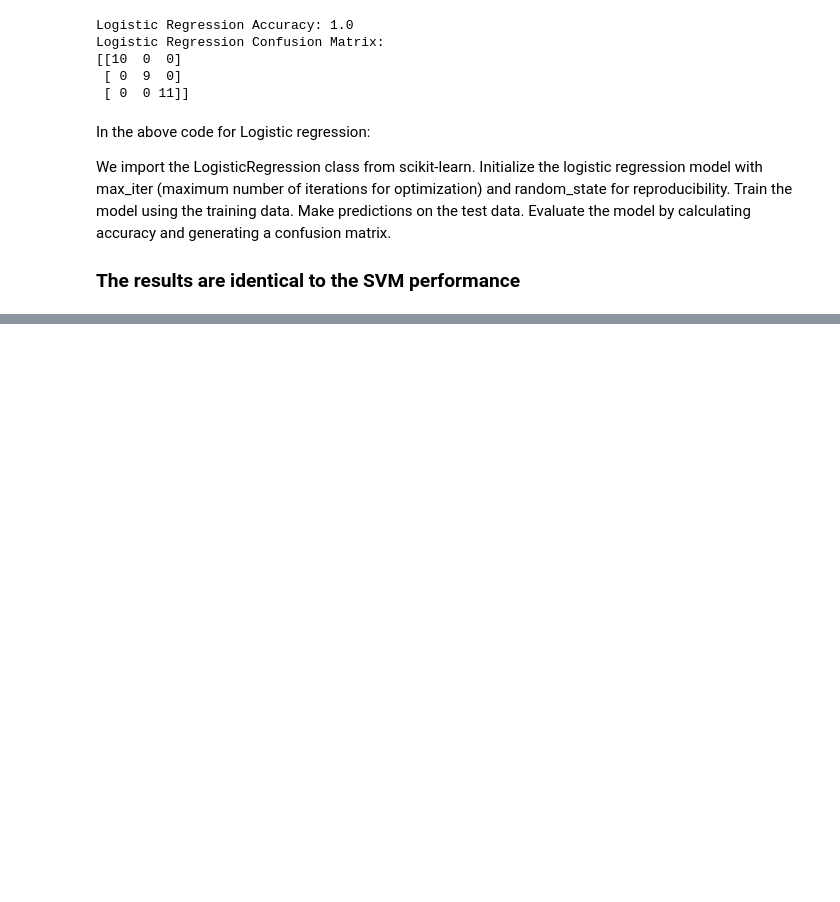
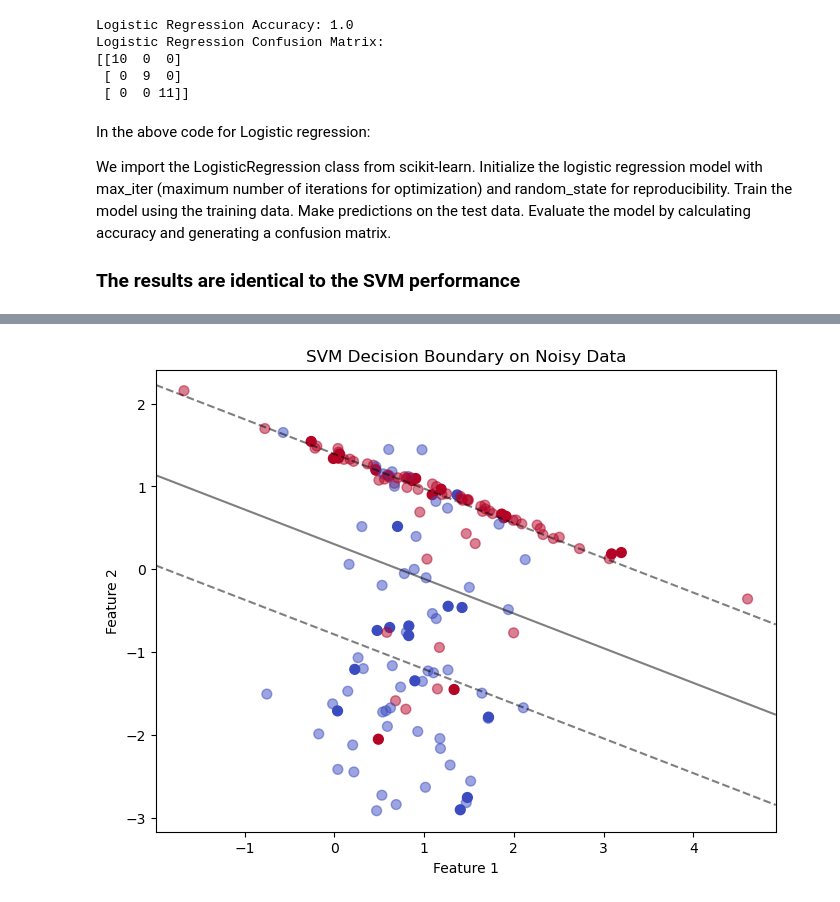
Before and after one commit to BridK02/Machine-Learning-and-Statistics, a Jupyter notebook: Projects/project.ipynb, the cells around one changed output, grey strips where cells are left out. Cells and saved outputs as stored; diff of their text form; code cells hidden in the pictures; blank space fills up the shorter version.

```diff
--- a/Projects/project.ipynb
+++ b/Projects/project.ipynb
@@ -189,0 +462,51 @@ Evaluate the model by calculating accuracy and generating a confusion matrix.
+# %%
+# Create a synthetic noisy dataset
+X_noisy, y_noisy = make_classification(
+    n_samples=150,
+    n_features=2,  # Use only two features for visualization
+    n_informative=2,
+    n_redundant=0,
+    n_clusters_per_class=1,
+    flip_y=0.2,
+    random_state=42
+)
+
+# Split the synthetic dataset into training and testing sets
+X_train_noisy, X_test_noisy, y_train_noisy, y_test_noisy = train_test_split(
+    X_noisy, y_noisy, test_size=0.2, random_state=42
+)
+
+# Initialize SVM model
+svm_model_noisy = SVC(kernel='linear', C=1)
+
+# Train the model
+svm_model_noisy.fit(X_train_noisy, y_train_noisy)
+
+# Visualizing Decision Boundary for SVM
+plt.figure(figsize=(8, 6))
+
+# Plotting decision regions
+plt.scatter(X_test_noisy[:, 0], X_test_noisy[:, 1], c=y_test_noisy, cmap='coolwarm', marker='o', s=50)
+plt.scatter(X_train_noisy[:, 0], X_train_noisy[:, 1], c=y_train_noisy, cmap='coolwarm', marker='o', s=50, alpha=0.5)
+
+# Plotting decision boundary
+ax = plt.gca()
+xlim = ax.get_xlim()
+ylim = ax.get_ylim()
+
+# Create grid to evaluate model
+xx, yy = np.meshgrid(np.linspace(xlim[0], xlim[1], 100),
+                     np.linspace(ylim[0], ylim[1], 100))
+Z = svm_model_noisy.decision_function(np.c_[xx.ravel(), yy.ravel()])
+Z = Z.reshape(xx.shape)
+
+# Plot decision boundary and margins
+ax.contour(xx, yy, Z, colors='k', levels=[-1, 0, 1], alpha=0.5,
+           linestyles=['--', '-', '--'])
+
+plt.title('SVM Decision Boundary on Noisy Data')
+plt.xlabel('Feature 1')
+plt.ylabel('Feature 2')
+plt.show()
+# %% [output]
+[figure, added]
```
Also changed, not shown: parts of 20 cells of this notebook.
